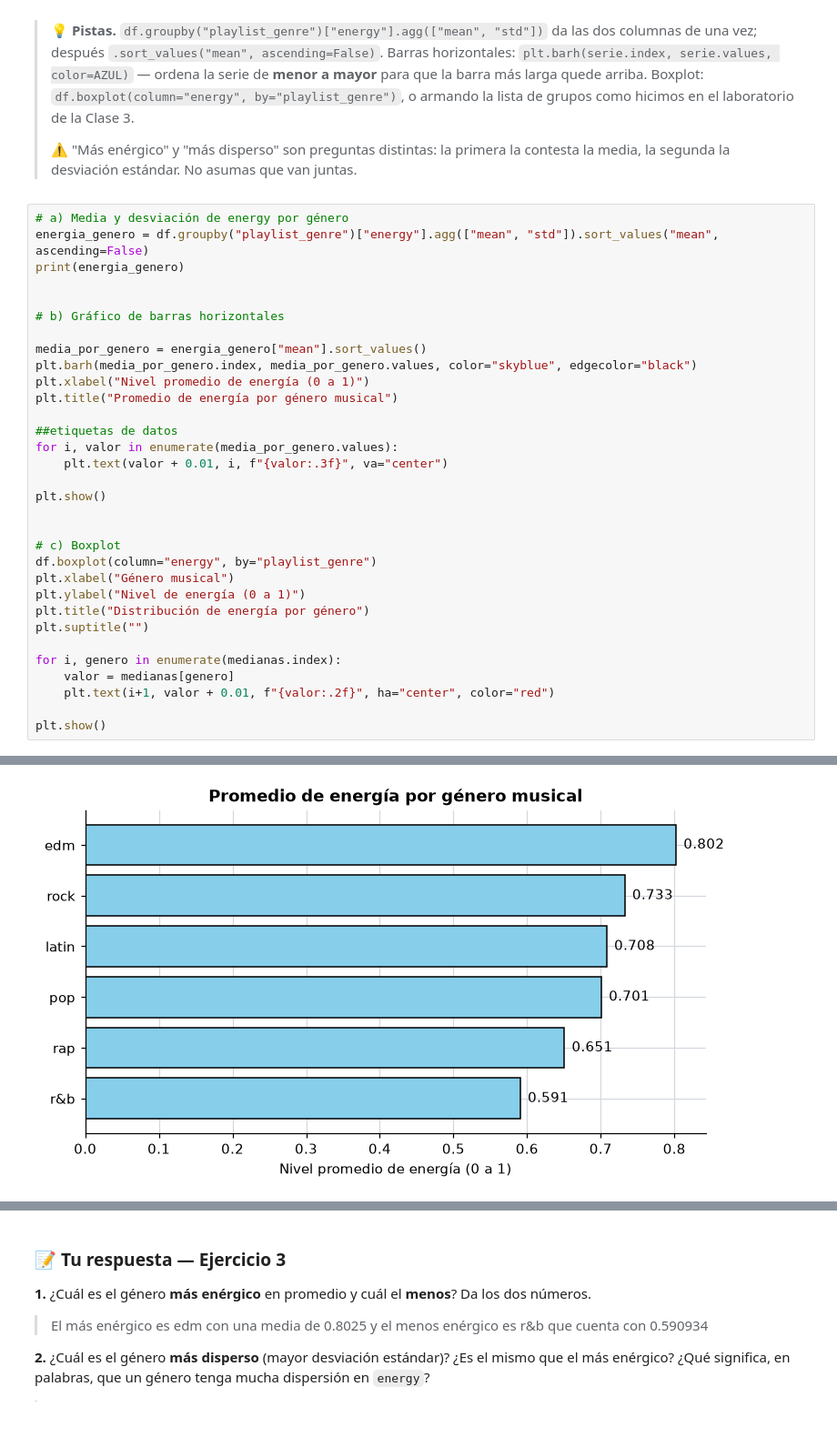
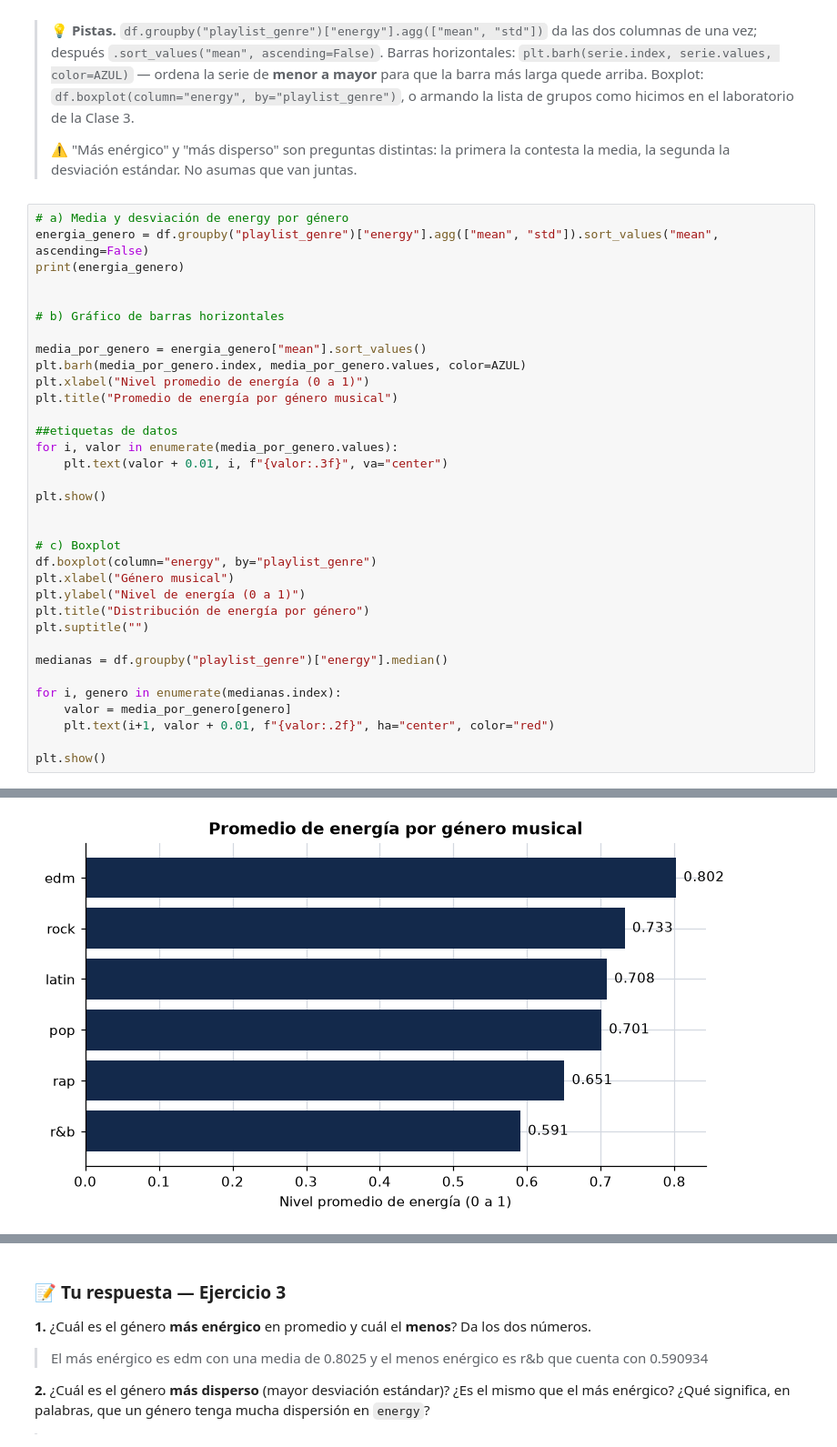
Before and after one commit to jeimyn2/S100, a Jupyter notebook: 01_problem_set.ipynb, the cells around one changed output, grey strips where cells are left out. Shown at 91% size. Saved outputs shown, nothing was run; the diff lists cells and outputs as text.

```diff
--- a/01_problem_set.ipynb
+++ b/01_problem_set.ipynb
@@ -265,36 +265,38 @@ print(energia_genero)
 # b) Gráfico de barras horizontales
 
 media_por_genero = energia_genero["mean"].sort_values()
-plt.barh(media_por_genero.index, media_por_genero.values, color="skyblue", edgecolor="black")
+plt.barh(media_por_genero.index, media_por_genero.values, color=AZUL)
 plt.xlabel("Nivel promedio de energía (0 a 1)")
 plt.title("Promedio de energía por género musical")
 
 ##etiquetas de datos
 for i, valor in enumerate(media_por_genero.values):
     plt.text(valor + 0.01, i, f"{valor:.3f}", va="center")
 
 plt.show()
 
 
 # c) Boxplot
 df.boxplot(column="energy", by="playlist_genre")
 plt.xlabel("Género musical")
 plt.ylabel("Nivel de energía (0 a 1)")
 plt.title("Distribución de energía por género")
 plt.suptitle("")
 
+medianas = df.groupby("playlist_genre")["energy"].median()
+
 for i, genero in enumerate(medianas.index):
-    valor = medianas[genero]
+    valor = media_por_genero[genero]
     plt.text(i+1, valor + 0.01, f"{valor:.2f}", ha="center", color="red")
 
 plt.show()
 # %% [output]
                     mean       std
 playlist_genre
 edm             0.802476  0.139415
 rock            0.732813  0.194501
 latin           0.708312  0.152308
 pop             0.701028  0.171084
 rap             0.650708  0.170340
 r&b             0.590934  0.179407
-[figure, old version]
+[figure, new version]
```
Also changed, not shown: parts of 4 cells of this notebook.
